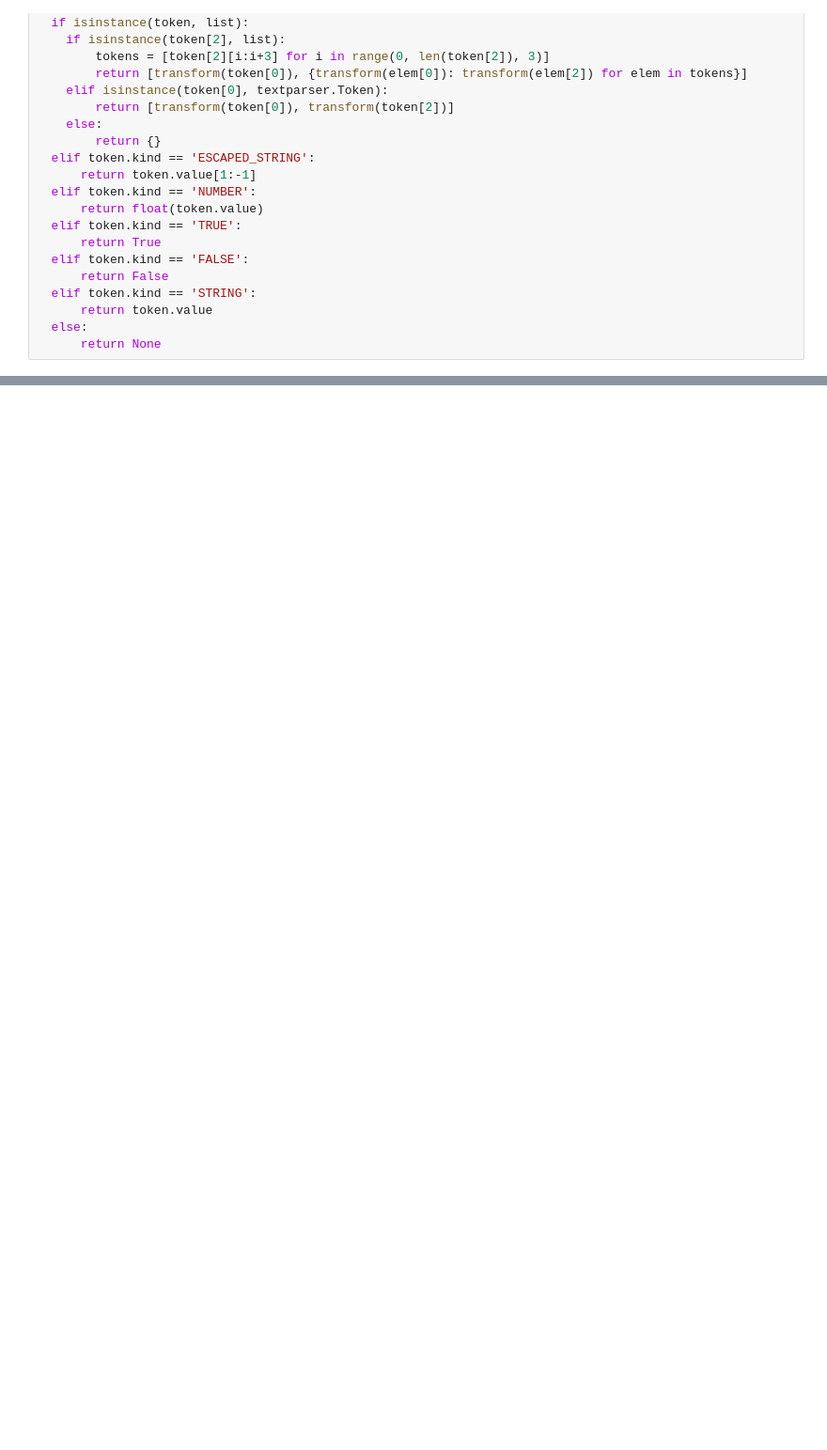
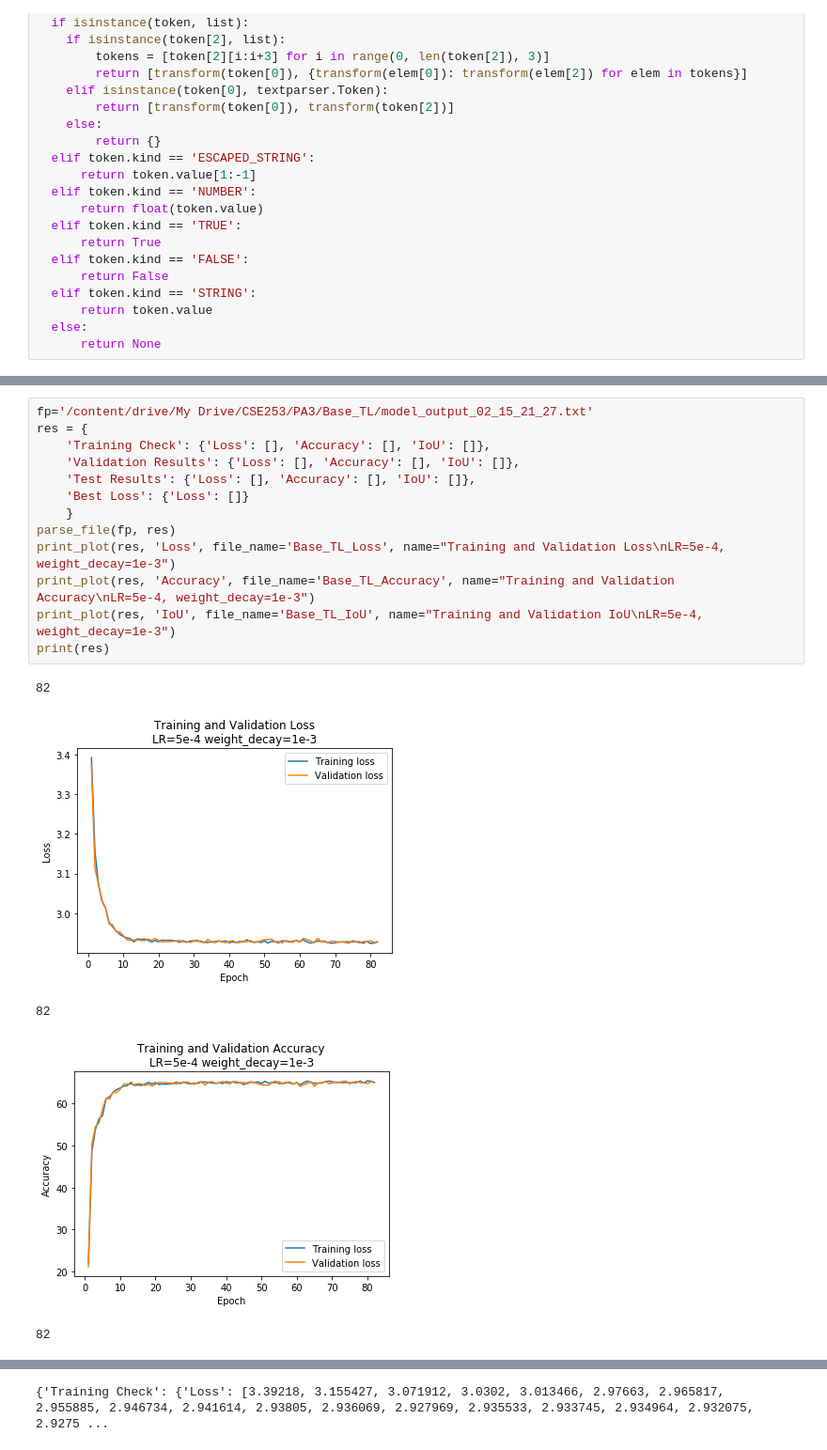
Before and after one commit to avilaJorge/ISeg_FCN, a Jupyter notebook: nn_output_parser.ipynb, the cells around one changed output, grey strips where cells are left out. Shown: that part at 94% size. Saved outputs shown, nothing was run; the diff lists cells and outputs as text; blank space fills up the shorter version.

```diff
--- a/nn_output_parser.ipynb
+++ b/nn_output_parser.ipynb
@@ -139,0 +142,19 @@ NameError: name 'visualize_model' is not defined
+# %%
+fp='/content/drive/My Drive/CSE253/PA3/Base_TL/model_output_02_15_21_27.txt'
+res = {
+    'Training Check': {'Loss': [], 'Accuracy': [], 'IoU': []},
+    'Validation Results': {'Loss': [], 'Accuracy': [], 'IoU': []},
+    'Test Results': {'Loss': [], 'Accuracy': [], 'IoU': []},
+    'Best Loss': {'Loss': []}
+    }
+parse_file(fp, res)
+print_plot(res, 'Loss', file_name='Base_TL_Loss', name="Training and Validation Loss\nLR=5e-4, weight_decay=1e-3")
+print_plot(res, 'Accuracy', file_name='Base_TL_Accuracy', name="Training and Validation Accuracy\nLR=5e-4, weight_decay=1e-3")
+print_plot(res, 'IoU', file_name='Base_TL_IoU', name="Training and Validation IoU\nLR=5e-4, weight_decay=1e-3")
+print(res)
+# %% [output]
+82
+[figure, added]
+82
+[figure, added]
+82
@@ -139,0 +162 @@ NameError: name 'visualize_model' is not defined
+{'Training Check': {'Loss': [3.39218, 3.155427, 3.071912, 3.0302, 3.013466, 2.97663, 2.965817, 2.955885, 2.946734, 2.941614, 2.93805, 2.936069, 2.927969, 2.935533, 2.933745, 2.934964, 2.932075, 2.9275 ...
```
Also changed, not shown: parts of 8 cells of this notebook, 44 other files.
